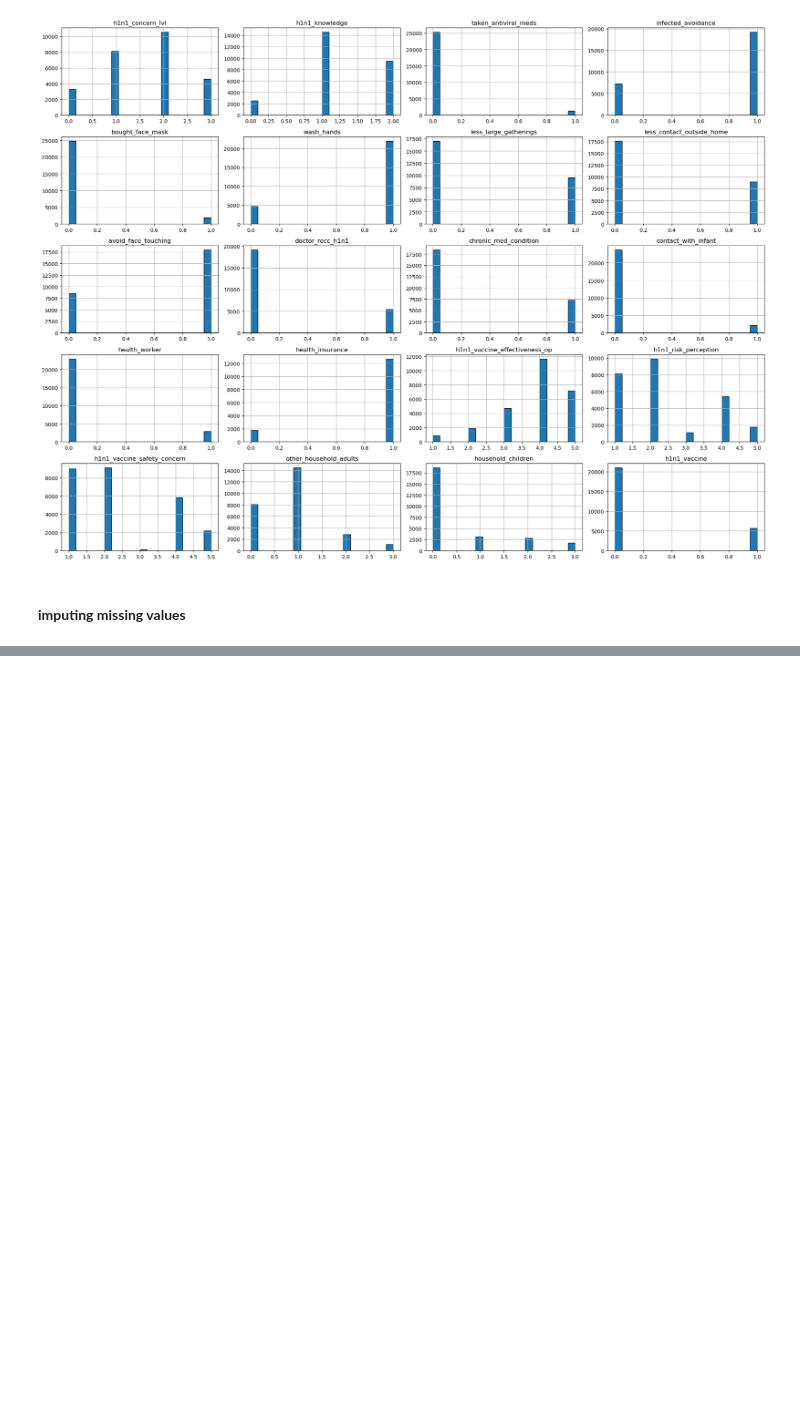
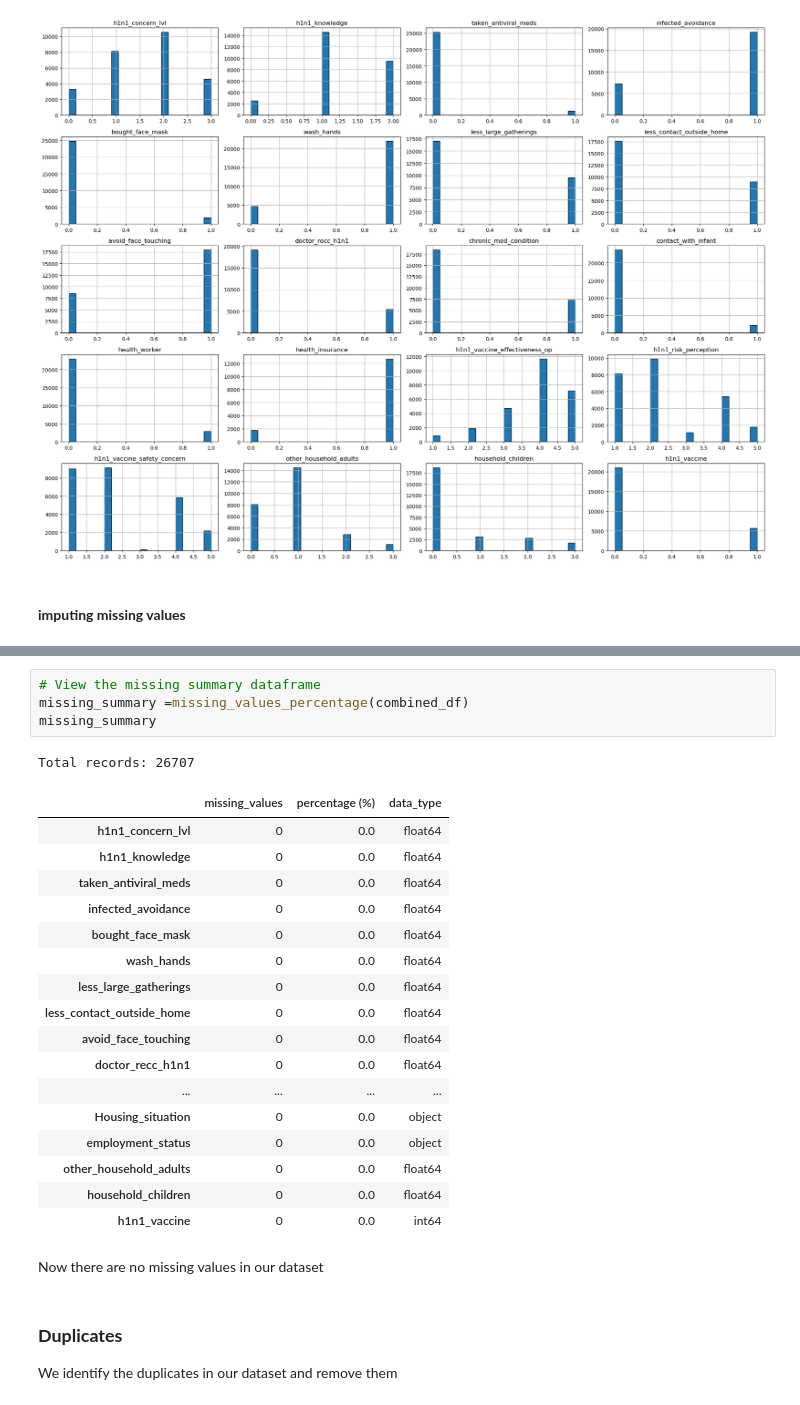
Before and after one commit to Day-hue/Phase-3-project, a Jupyter notebook: phase 3 project.ipynb, the cells around one changed output, grey strips where cells are left out. Cells and saved outputs as stored; diff of their text form; blank space fills up the shorter version.

```diff
--- a/phase 3 project.ipynb
+++ b/phase 3 project.ipynb
@@ -509,0 +655,28 @@ plt.show()
+# %%
+# View the missing summary dataframe
+missing_summary =missing_values_percentage(combined_df)
+missing_summary
+# %% [output]
+Total records: 26707
+|  | missing_values | percentage (%) | data_type |
+| h1n1_concern_lvl | 0 | 0.0 | float64 |
+| h1n1_knowledge | 0 | 0.0 | float64 |
+| taken_antiviral_meds | 0 | 0.0 | float64 |
+| infected_avoidance | 0 | 0.0 | float64 |
+| bought_face_mask | 0 | 0.0 | float64 |
+| wash_hands | 0 | 0.0 | float64 |
+| less_large_gatherings | 0 | 0.0 | float64 |
+| less_contact_outside_home | 0 | 0.0 | float64 |
+| avoid_face_touching | 0 | 0.0 | float64 |
+| doctor_recc_h1n1 | 0 | 0.0 | float64 |
+| ... | ... | ... | ... |
+| Housing_situation | 0 | 0.0 | object |
+| employment_status | 0 | 0.0 | object |
+| other_household_adults | 0 | 0.0 | float64 |
+| household_children | 0 | 0.0 | float64 |
+| h1n1_vaccine | 0 | 0.0 | int64 |
+# %% [markdown]
+Now there are no missing values in our dataset
+# %% [markdown]
+### **Duplicates**
+We identify the duplicates in our dataset and remove them
```
Also changed, not shown: parts of 22 cells of this notebook.
